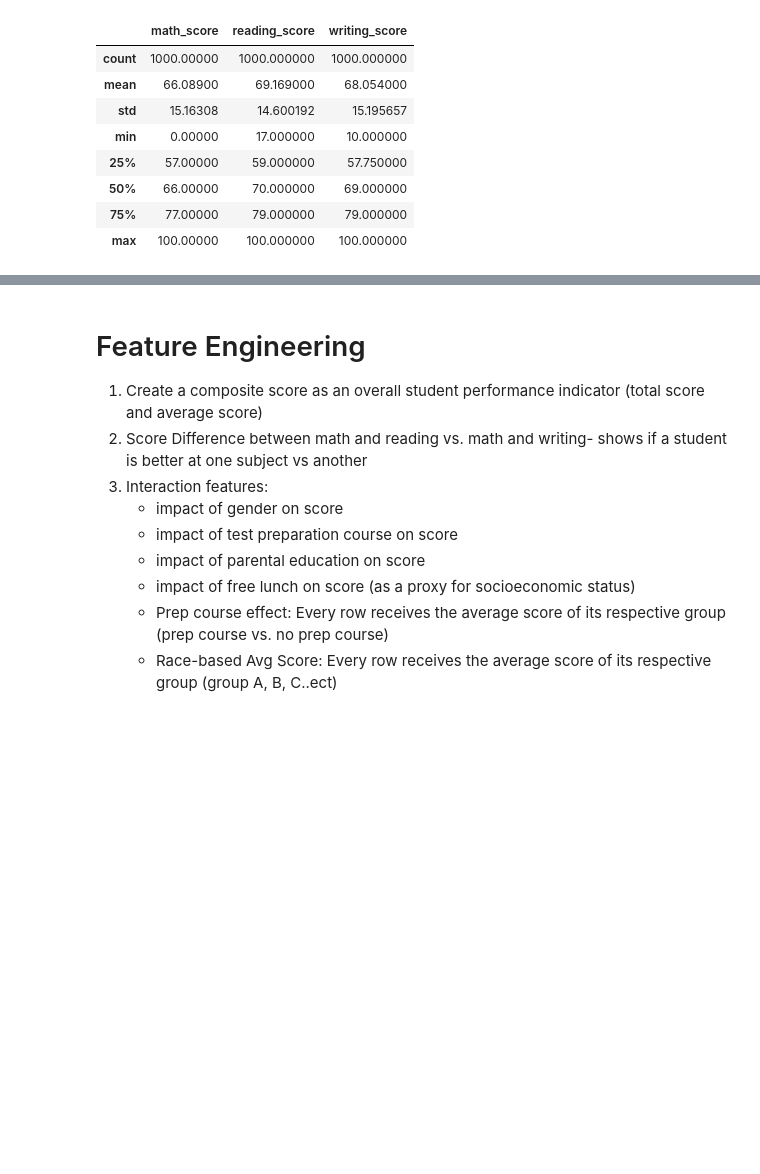
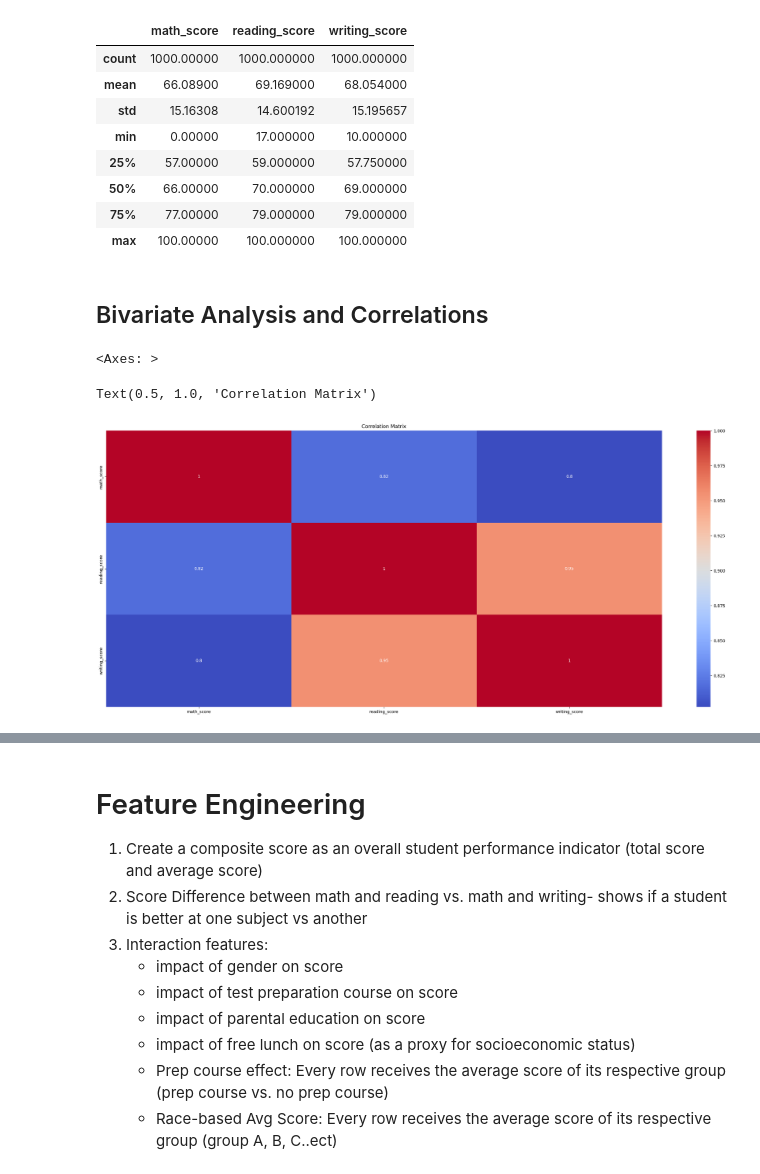
Before and after one commit to manelmahroug/Test-score-prediction, a Jupyter notebook: notebook/EDA.ipynb, the cells around one changed output, grey strips where cells are left out. Drawn from its saved outputs; the diff is of its cells as text; code cells hidden in the pictures; blank space fills up the shorter version.

Commit message:
added pairplots and correlations

```diff
--- a/notebook/EDA.ipynb
+++ b/notebook/EDA.ipynb
@@ -228,3 +266,14 @@ df.describe()
 | 50% | 66.00000 | 70.000000 | 69.000000 |
 | 75% | 77.00000 | 79.000000 | 79.000000 |
 | max | 100.00000 | 100.000000 | 100.000000 |
+# %% [markdown]
+## Bivariate Analysis and Correlations
+# %%
+corr = df[numerical_cols].corr()
+sns.heatmap(corr, annot=True, cmap='coolwarm')
+plt.title('Correlation Matrix')
+plt.show()
+# %% [output]
+<Axes: >
+Text(0.5, 1.0, 'Correlation Matrix')
+[figure, added]
```
Also changed, not shown: parts of 8 cells of this notebook.
